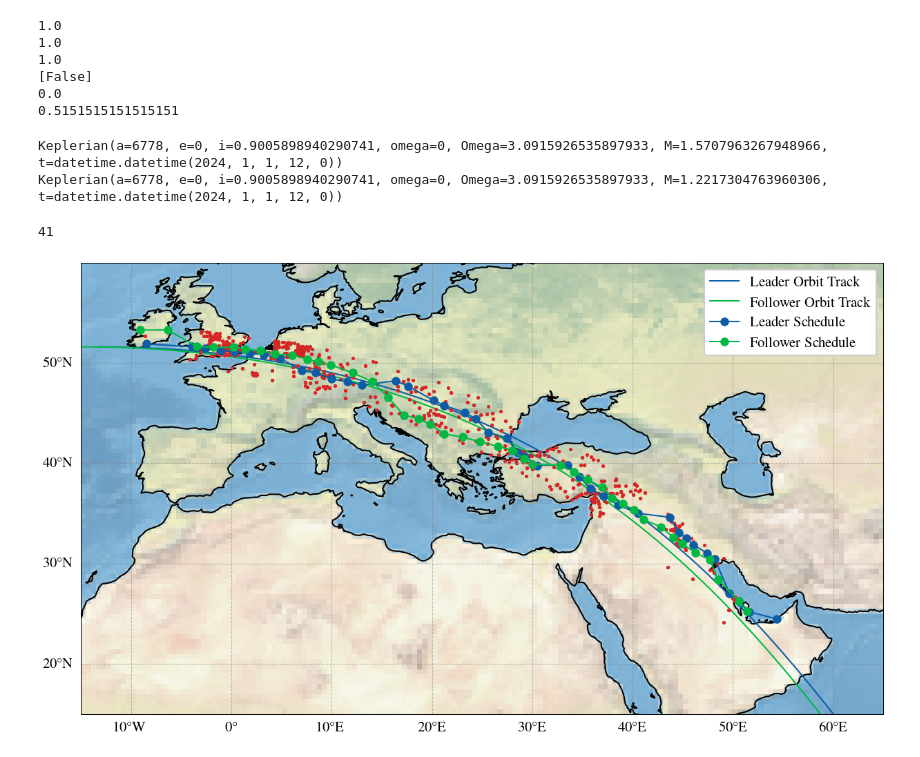
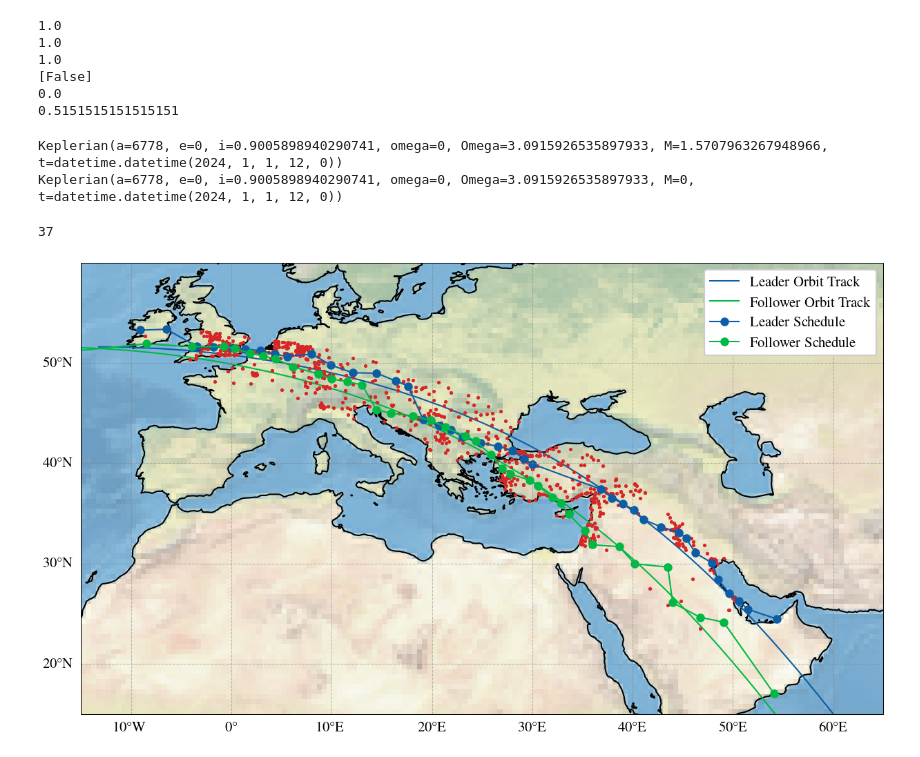
Before and after one commit to Shreeyam/phd_code, a Jupyter notebook: notebooks/lookahead_discounting_claude_test.ipynb, the cells around one changed output. Cells and saved outputs as stored; diff of their text form; code cells hidden in the pictures.

```diff
--- a/notebooks/lookahead_discounting_claude_test.ipynb
+++ b/notebooks/lookahead_discounting_claude_test.ipynb
@@ -479,23 +481,23 @@ print(np.mean(shorter))
 # Make it so the follower is 10 mins behind
 
 orbit_leader = circular_orbit(a=Constants.R_E+h, i=np.deg2rad(51.6), Omega=np.pi - 0.05, M=np.pi/2, t=t0)
-orbit_follower = circular_orbit(a=Constants.R_E+h, i=np.deg2rad(51.6), Omega=np.pi - 0.05, M=np.pi/2 - np.pi/9, t=t0)
+orbit_follower = circular_orbit(a=Constants.R_E+h, i=np.deg2rad(51.6), Omega=np.pi - 0.05, M=0, t=t0)
 
 print(orbit_leader)
 print(orbit_follower)
 # Now schedule a constellation...
 accesses_leader = get_accesses(requests, orbit_leader, 500, 30, t0, t_end)
-accesses_follower = get_accesses(requests, orbit_follower, 500, 30, t0, t_end + datetime.timedelta(minutes=10))
+accesses_follower = get_accesses(requests, orbit_follower, 500, 30, t0, t_end + datetime.timedelta(minutes=30))
 
 # Try and schedule a constellation...
 schedule = milp_schedule_constellation([accesses_leader, accesses_follower], requests, agility_bangbang)
 # %% [output]
 Keplerian(a=6778, e=0, i=0.9005898940290741, omega=0, Omega=3.0915926535897933, M=1.5707963267948966, t=datetime.datetime(2024, 1, 1, 12, 0))
-Keplerian(a=6778, e=0, i=0.9005898940290741, omega=0, Omega=3.0915926535897933, M=1.2217304763960306, t=datetime.datetime(2024, 1, 1, 12, 0))
+Keplerian(a=6778, e=0, i=0.9005898940290741, omega=0, Omega=3.0915926535897933, M=0, t=datetime.datetime(2024, 1, 1, 12, 0))
 # %%
 print(len(schedule[1]))
 # %% [output]
-41
+37
 # %%
 schedule_leader = schedule[0]
 schedule_follower = schedule[1]
@@ -524,36 +526,36 @@ for k in schedule:
 
 plt.figure(figsize=(10, 10), dpi=150)
 ax = plt.axes(projection=ccrs.PlateCarree())
 
 colors = plt.rcParams['axes.prop_cycle'].by_key()['color']
 
 # Plto the orbit track
-orbit_latlong_leader = [kepler2latlong(propagate_orbit(orbit_leader, t), orbit_leader.t + datetime.timedelta(seconds=t)) for t in np.linspace(0, (t_end + datetime.timedelta(minutes=10) - t0).total_seconds(), 100)]
-orbit_latlong_follower = [kepler2latlong(propagate_orbit(orbit_follower, t), orbit_follower.t + datetime.timedelta(seconds=t)) for t in np.linspace(0, (t_end + datetime.timedelta(minutes=10) - t0).total_seconds(), 100)]
+orbit_latlong_leader = [kepler2latlong(propagate_orbit(orbit_leader, t), orbit_leader.t + datetime.timedelta(seconds=t)) for t in np.linspace(0, (t_end + datetime.timedelta(minutes=30) - t0).total_seconds(), 100)]
+orbit_latlong_follower = [kepler2latlong(propagate_orbit(orbit_follower, t), orbit_follower.t + datetime.timedelta(seconds=t)) for t in np.linspace(0, (t_end + datetime.timedelta(minutes=30) - t0).total_seconds(), 100)]
 plt.plot([long for lat, long in orbit_latlong_leader], [lat for lat, long in orbit_latlong_leader], '-', label='Leader Orbit Track', color=colors[0])
 plt.plot([long for lat, long in orbit_latlong_follower], [lat for lat, long in orbit_latlong_follower], '-', label='Follower Orbit Track', color=colors[1])
 
 # Plot all the accesses not in the schedule
 plt.plot([a.long for a in accesses_leader if a not in schedule[0]], [a.lat for a in accesses_leader if a not in schedule[0]], '.', transform=ccrs.PlateCarree(), color='tab:red', markersize=3)
 plt.plot([a.long for a in accesses_follower if a not in schedule[1]], [a.lat for a in accesses_follower if a not in schedule[1]], '.', transform=ccrs.PlateCarree(), color='tab:red', markersize=3)
 
 plt.plot([a.long for a in schedule[0]], [a.lat for a in schedule[0]], 'o-', markersize=5, transform=ccrs.PlateCarree(),
                label=f'Leader Schedule')
 plt.plot([a.long for a in schedule[1]], [a.lat for a in schedule[1]], 'o-', markersize=5, transform=ccrs.PlateCarree(),
                label=f'Follower Schedule')
 
 # Add map features
 ax.stock_img()
 ax.coastlines()
 ax.set_extent([-15, 65, 15, 60], crs=ccrs.PlateCarree())
 # Add gridlines for latitude and longitude
 gridlines = ax.gridlines(draw_labels=True, linestyle='--', color='gray', alpha=0.5)
 gridlines.top_labels = False    # Disable labels at the top
 gridlines.right_labels = False  # Disable labels on the right
 plt.legend()
 plt.show()
 # %% [output]
-[figure, old version]
+[figure, new version]
 # %%
 # Set up the DT simulation for the constellation...
 current_idx = 0
```
Also changed, not shown: parts of 6 cells of this notebook, 2 other files.
